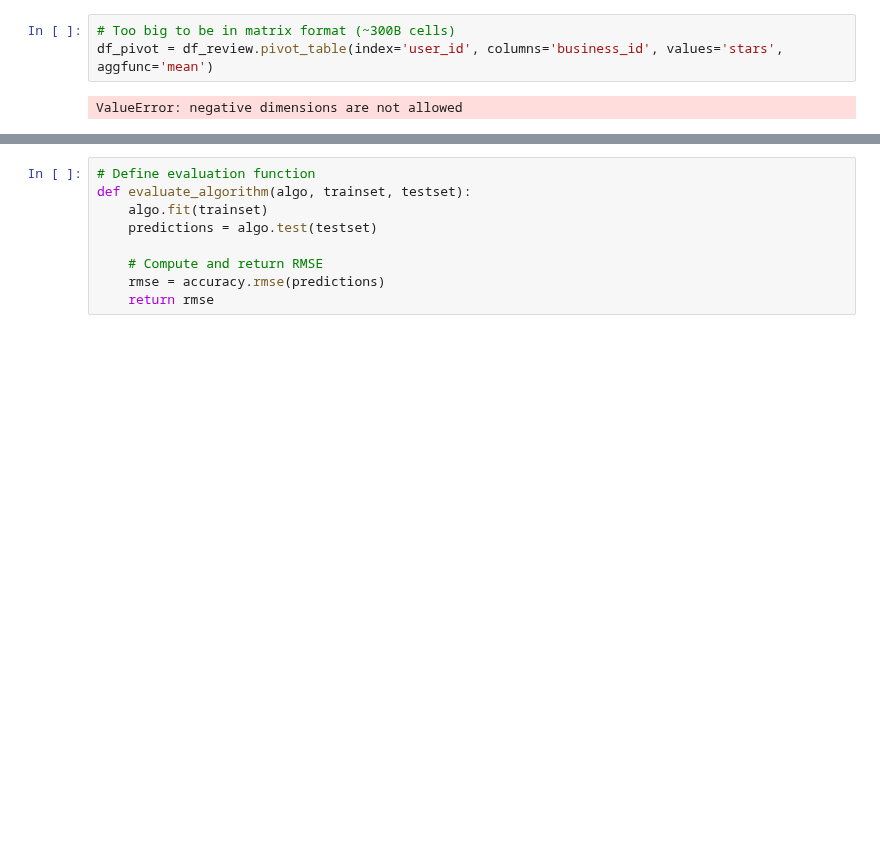
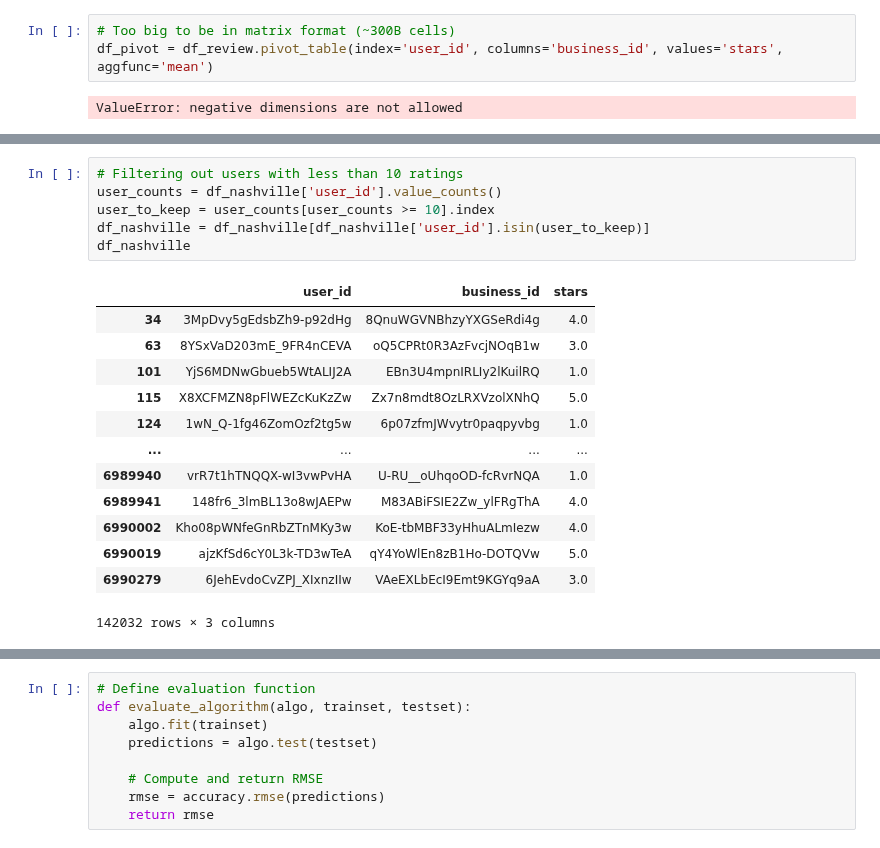
Before and after one commit to larasneves/ComplexDataAnalysis, a Jupyter notebook: baseline.ipynb, the cells around one changed output, grey strips where cells are left out. Saved outputs shown, nothing was run; the diff lists cells and outputs as text; blank space fills up the shorter version.

```diff
--- a/baseline.ipynb
+++ b/baseline.ipynb
@@ -71 +88,21 @@ df_limited
+# %%
+# Filtering out users with less than 10 ratings
+user_counts = df_nashville['user_id'].value_counts()
+user_to_keep = user_counts[user_counts >= 10].index
+df_nashville = df_nashville[df_nashville['user_id'].isin(user_to_keep)]
+df_nashville
+# %% [output]
+|  | user_id | business_id | stars |
+| 34 | 3MpDvy5gEdsbZh9-p92dHg | 8QnuWGVNBhzyYXGSeRdi4g | 4.0 |
+| 63 | 8YSxVaD203mE_9FR4nCEVA | oQ5CPRt0R3AzFvcjNOqB1w | 3.0 |
+| 101 | YjS6MDNwGbueb5WtALIJ2A | EBn3U4mpnIRLIy2lKuilRQ | 1.0 |
+| 115 | X8XCFMZN8pFlWEZcKuKzZw | Zx7n8mdt8OzLRXVzolXNhQ | 5.0 |
+| 124 | 1wN_Q-1fg46ZomOzf2tg5w | 6p07zfmJWvytr0paqpyvbg | 1.0 |
+| ... | ... | ... | ... |
+| 6989940 | vrR7t1hTNQQX-wI3vwPvHA | U-RU__oUhqoOD-fcRvrNQA | 1.0 |
+| 6989941 | 148fr6_3lmBL13o8wJAEPw | M83ABiFSIE2Zw_ylFRgThA | 4.0 |
+| 6990002 | Kho08pWNfeGnRbZTnMKy3w | KoE-tbMBF33yHhuALmIezw | 4.0 |
+| 6990019 | ajzKfSd6cY0L3k-TD3wTeA | qY4YoWlEn8zB1Ho-DOTQVw | 5.0 |
+| 6990279 | 6JehEvdoCvZPJ_XIxnzIIw | VAeEXLbEcI9Emt9KGYq9aA | 3.0 |
+142032 rows × 3 columns
 # %%
```
Also changed, not shown: parts of 11 cells of this notebook.
